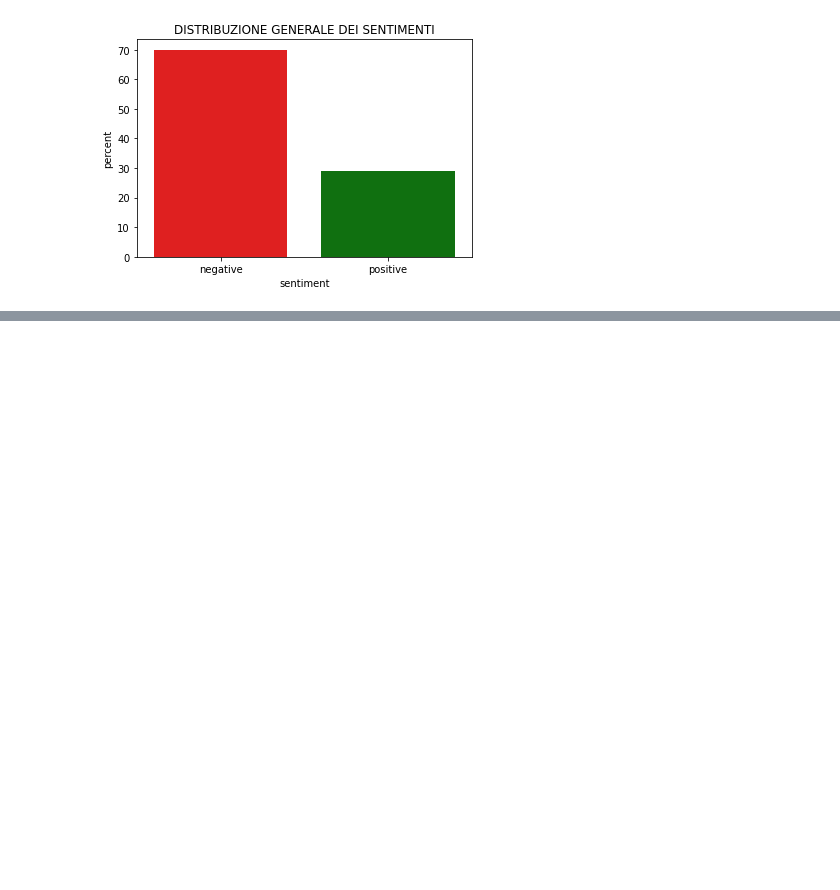
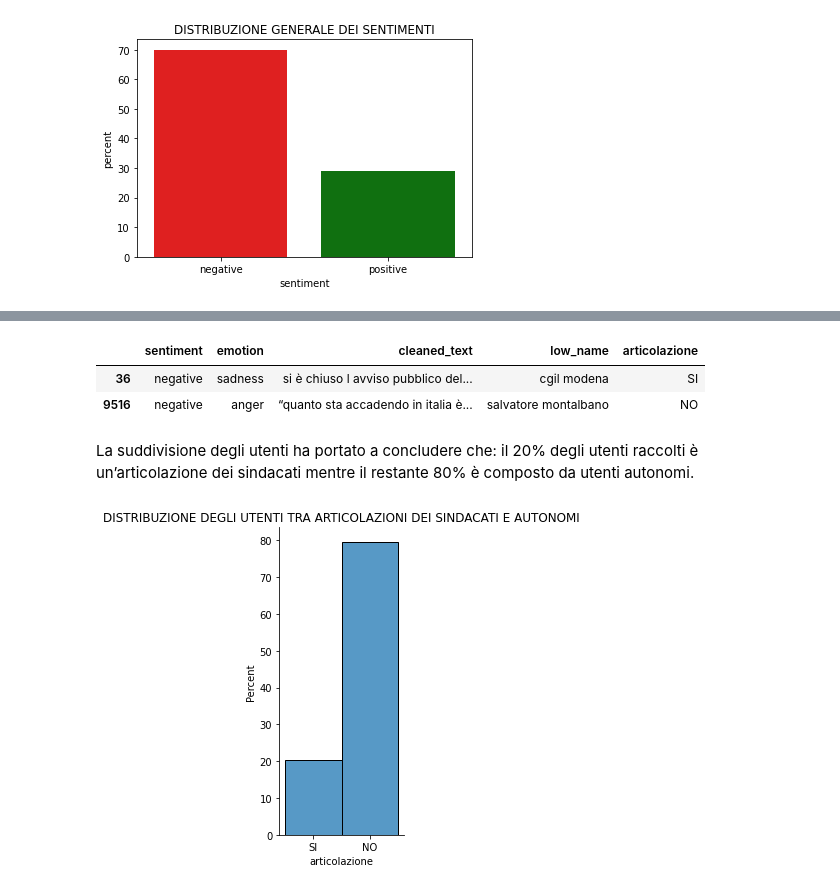
Before and after one commit to paolofesta/prove, a Jupyter notebook: scrittura.ipynb, the cells around one changed output, grey strips where cells are left out. Cells and saved outputs as stored; diff of their text form; code cells hidden in the pictures; blank space fills up the shorter version.

```diff
--- a/scrittura.ipynb
+++ b/scrittura.ipynb
@@ -183,0 +196,18 @@ print()
+# %%
+#@title
+d=data.drop(["follower_count","favorite_count","retweet_count","sigla","tweet_id","Unnamed: 0","language","created_at","source","location","verified"],axis=1)
+d.iloc[[7,9999]]
+# %% [output]
+|  | sentiment | emotion | cleaned_text | low_name | articolazione |
+| 36 | negative | sadness | si è chiuso l avviso pubblico del... | cgil modena | SI |
+| 9516 | negative | anger | “quanto sta accadendo in italia è... | salvatore montalbano | NO |
+# %% [markdown]
+La suddivisione degli utenti ha portato a concludere che: il 20% degli utenti raccolti è un’articolazione dei sindacati mentre il restante 80% è composto da utenti autonomi.
+# %%
+#@title
+sns.displot(data,x='articolazione',kind='hist',aspect=.5,stat="percent")
+plt.title("DISTRIBUZIONE DEGLI UTENTI TRA ARTICOLAZIONI DEI SINDACATI E AUTONOMI")
+plt.ylim()
+print()
+# %% [output]
+[figure, added]
```
Also changed, not shown: parts of 10 cells of this notebook.
